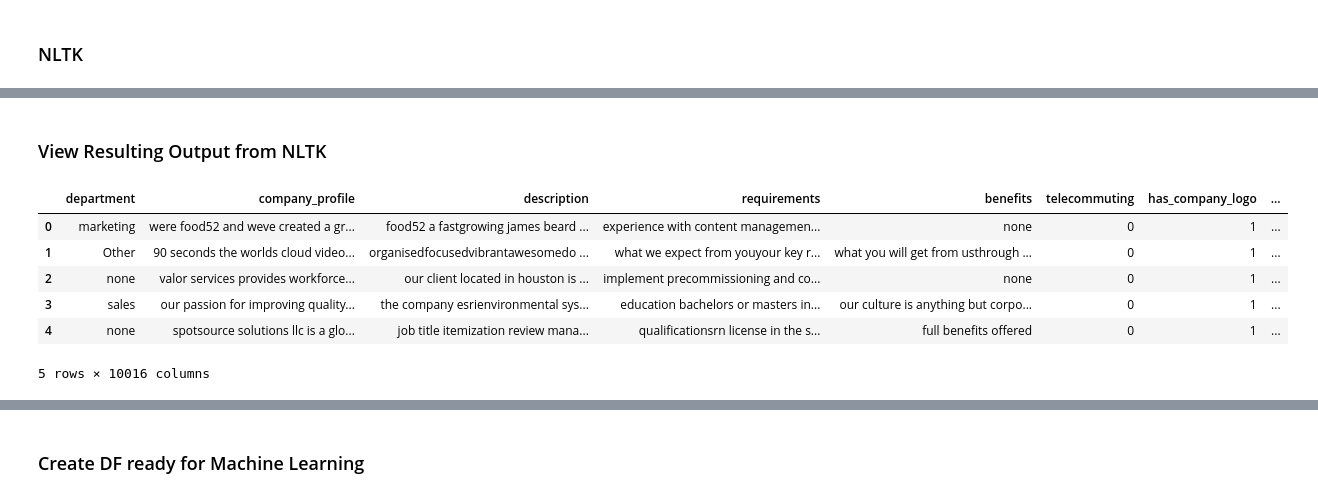
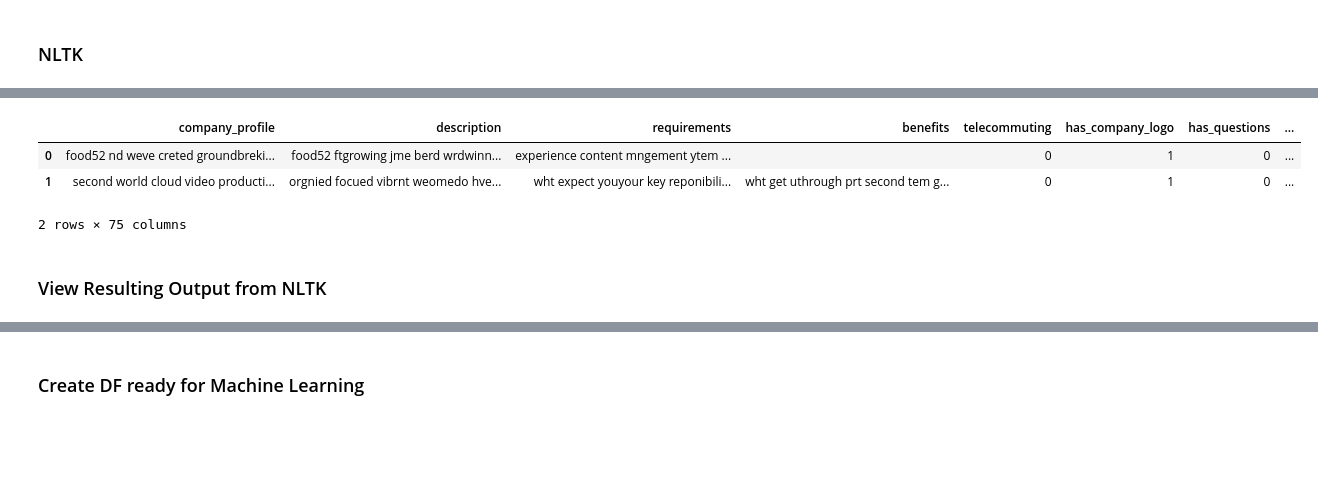
Before and after one commit to Ikyupark/Capstone-project, a Jupyter notebook: Capstone_ETL.ipynb, the cells around one changed output, grey strips where cells are left out. Cells and saved outputs as stored; diff of their text form; code cells hidden in the pictures; blank space fills up the shorter version.

```diff
--- a/Capstone_ETL.ipynb
+++ b/Capstone_ETL.ipynb
@@ -509,0 +311,29 @@ cleaned_data_df = pd.concat([cleaning_df, vectrozied_data_df], axis=1)
+# %%
+# create stopwords
+stop = stopwords.words('english')
+# %%
+# for each column remove stopwords
+for col in clean_cols:
+  dataset_df[col] = dataset_df[col].apply(lambda x: ' '.join([word for word in x.split() if word not in (stop)]))
+# %%
+porter = PorterStemmer()
+
+for col in clean_cols:
+  dataset_df[col] = dataset_df[col].apply(porter.stem)
+# %%
+# get_dummies on catageorical columns
+dummy_col = ['department', 'employment_type', 'required_experience', 'required_education' , 'industry', 'function', 'Country']
+for col in dummy_col:
+    # Get one hot encoding of columns
+    one_hot = pd.get_dummies(dataset_df[col],prefix=col,dtype=np.int64)
+    # Drop column as it is now encoded
+    dataset_df = dataset_df.drop(col,axis = 1)
+    # join the encoded df with dataset_df
+    dataset_df = dataset_df.join(one_hot)
+# %%
+dataset_df.head(2)
+# %% [output]
+|  | company_profile | description | requirements | benefits | telecommuting | has_company_logo | has_questions | ... |
+| 0 | food52 nd weve creted groundbreki... | food52 ftgrowing jme berd wrdwinn... | experience content mngement ytem ... |  | 0 | 1 | 0 | ... |
+| 1 | second world cloud video producti... | orgnied focued vibrnt weomedo hve... | wht expect youyour key reponibili... | wht get uthrough prt second tem g... | 0 | 1 | 0 | ... |
+2 rows × 75 columns
@@ -510,12 +347,2 @@ cleaned_data_df = pd.concat([cleaning_df, vectrozied_data_df], axis=1)
 # %% [markdown]
 ### View Resulting Output from NLTK
-# %%
-cleaned_data_df.head(5)
-# %% [output]
-|  | department | company_profile | description | requirements | benefits | telecommuting | has_company_logo | ... |
-| 0 | marketing | were food52 and weve created a gr... | food52 a fastgrowing james beard ... | experience with content managemen... | none | 0 | 1 | ... |
-| 1 | Other | 90 seconds the worlds cloud video... | organisedfocusedvibrantawesomedo ... | what we expect from youyour key r... | what you will get from usthrough ... | 0 | 1 | ... |
-| 2 | none | valor services provides workforce... | our client located in houston is ... | implement precommissioning and co... | none | 0 | 1 | ... |
-| 3 | sales | our passion for improving quality... | the company esrienvironmental sys... | education bachelors or masters in... | our culture is anything but corpo... | 0 | 1 | ... |
-| 4 | none | spotsource solutions llc is a glo... | job title itemization review mana... | qualificationsrn license in the s... | full benefits offered | 0 | 1 | ... |
-5 rows × 10016 columns
```
Also changed, not shown: parts of 44 cells of this notebook.
